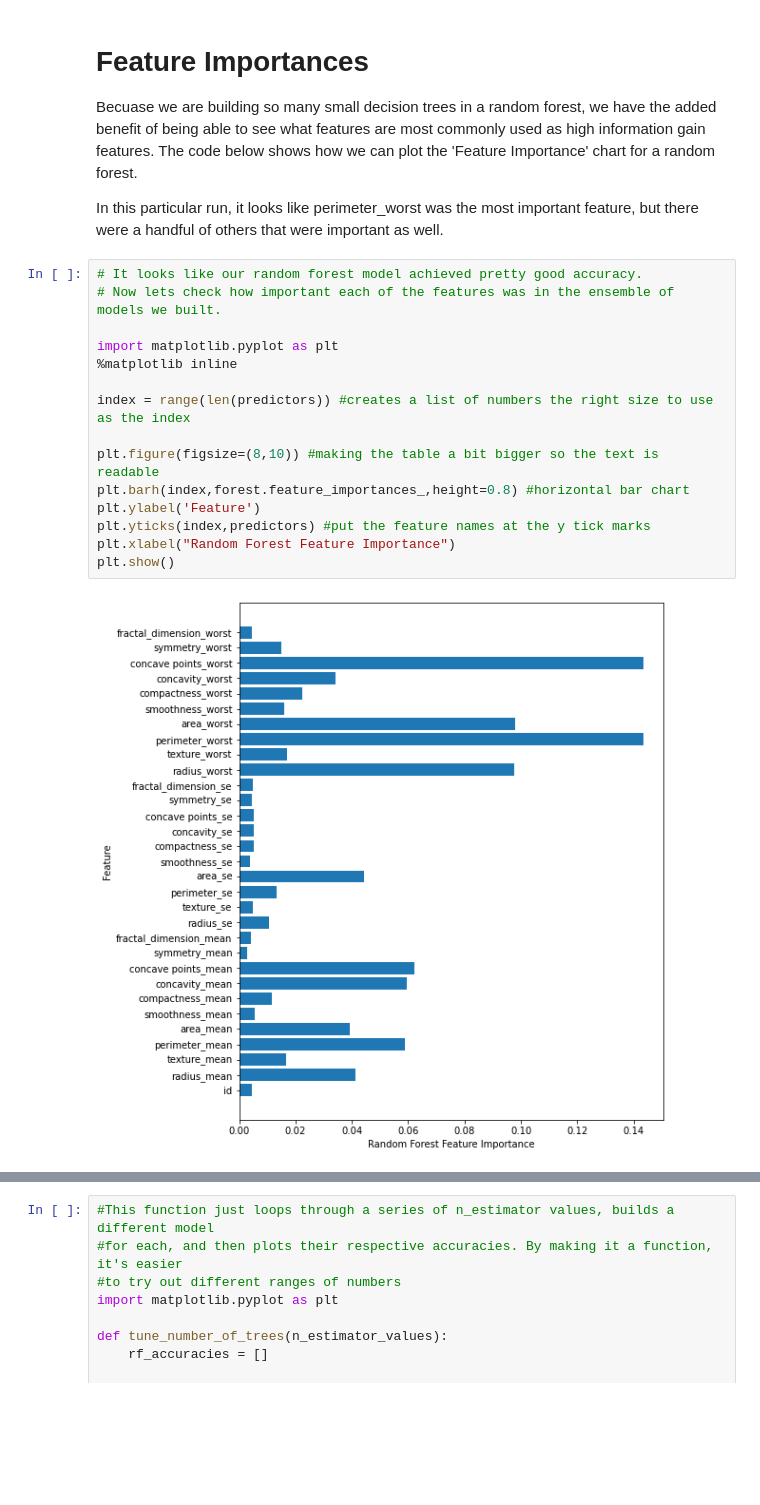
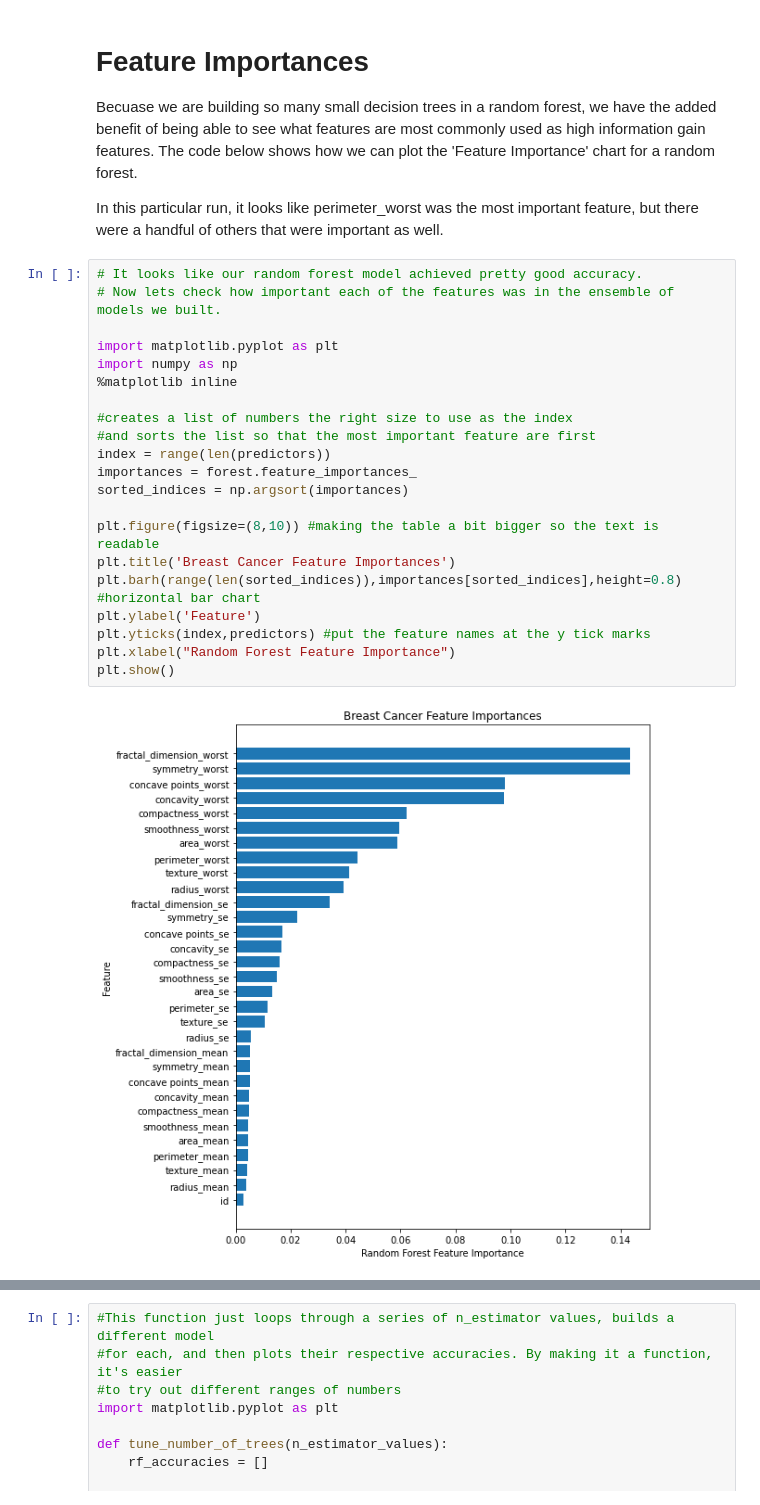
Before and after one commit to merriekay/S23-CS167-Notes, a Jupyter notebook: Day12_Random_Forests.ipynb, the cells around one changed output, grey strips where cells are left out. Cells and saved outputs as stored; diff of their text form; blank space fills up the shorter version.

```diff
--- a/Day12_Random_Forests.ipynb
+++ b/Day12_Random_Forests.ipynb
@@ -329,18 +339,24 @@ In this particular run, it looks like perimeter_worst was the most important fea
 # %%
 # It looks like our random forest model achieved pretty good accuracy.
 # Now lets check how important each of the features was in the ensemble of models we built.
 
 import matplotlib.pyplot as plt
+import numpy as np
 %matplotlib inline
 
-index = range(len(predictors)) #creates a list of numbers the right size to use as the index
+#creates a list of numbers the right size to use as the index
+#and sorts the list so that the most important feature are first
+index = range(len(predictors))
+importances = forest.feature_importances_
+sorted_indices = np.argsort(importances)
 
 plt.figure(figsize=(8,10)) #making the table a bit bigger so the text is readable
-plt.barh(index,forest.feature_importances_,height=0.8) #horizontal bar chart
+plt.title('Breast Cancer Feature Importances')
+plt.barh(range(len(sorted_indices)),importances[sorted_indices],height=0.8) #horizontal bar chart
 plt.ylabel('Feature')
 plt.yticks(index,predictors) #put the feature names at the y tick marks
 plt.xlabel("Random Forest Feature Importance")
 plt.show()
 # %% [output]
-[figure, old version]
+[figure, new version]
 # %% [markdown]
```
Also changed, not shown: parts of 8 cells of this notebook.
